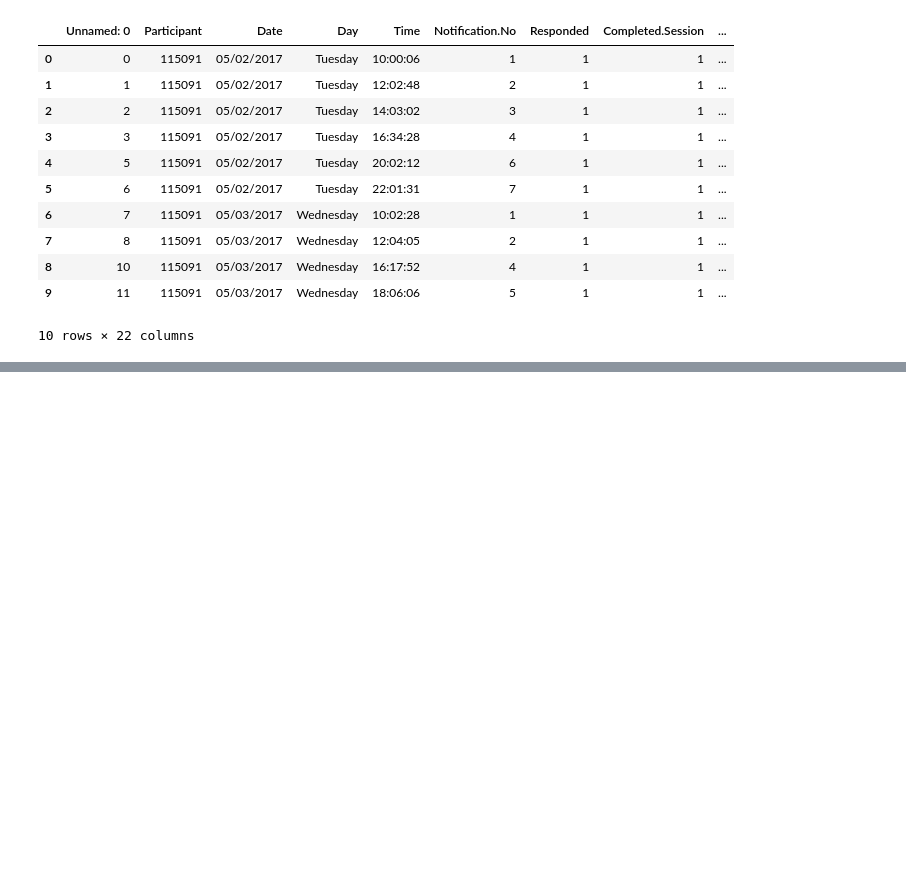
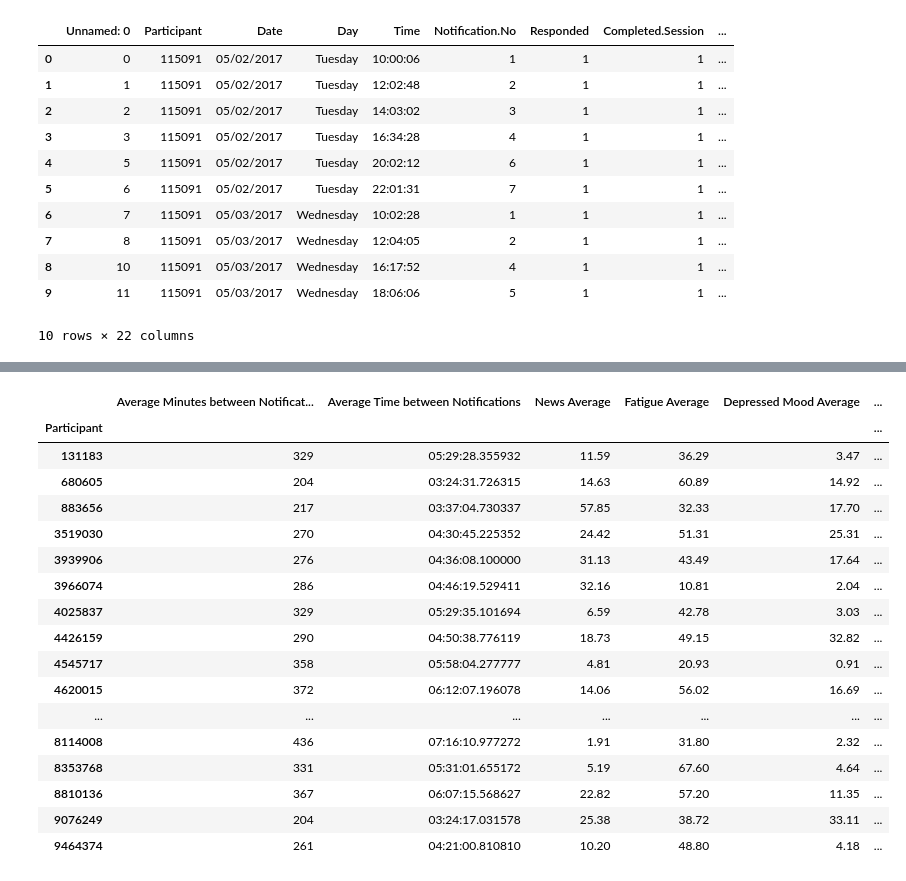
Before and after one commit to hialstkd/Social_Media_And_Happiness, a Jupyter notebook: ariana_grande.ipynb, the cells around one changed output, grey strips where cells are left out. Saved outputs shown, nothing was run; the diff lists cells and outputs as text; code cells hidden in the pictures; blank space fills up the shorter version.

```diff
--- a/ariana_grande.ipynb
+++ b/ariana_grande.ipynb
@@ -24,0 +48,13 @@ data_df.head(10)
+# %%
+days = []
+for index, row in ariana_df.iterrows():
+    if row['Date'] == '05/22/2017':
+        days.append("Day of Manchester Bombing")
+    else:
+        days.append("Normal Days")
+
+ariana_df['Timestamp'] = ariana_df['Date'] + " " + ariana_df['Time']
+ariana_df['News Day'] = days
+
+
+ariana_df
@@ -24,0 +91,38 @@ data_df.head(10)
+# %%
+ariana_averages_overall_df = pd.DataFrame({
+    "Average Minutes between Notifications": avg_minutes_list,
+    "Average Time between Notifications": avg_time_list,
+    "News Average": round(ariana_df['News'].groupby(ariana_df['Participant']).mean(), 2),
+    "Fatigue Average": round(ariana_df['Fatigue'].groupby(ariana_df['Participant']).mean(), 2),
+    "Depressed Mood Average": round(ariana_df['DeprMood'].groupby(ariana_df['Participant']).mean(), 2),
+    "Loneliness Average": round(ariana_df['Loneliness'].groupby(ariana_df['Participant']).mean(),2),
+    "Concentration Average": round(ariana_df['Concentrat'].groupby(ariana_df['Participant']).mean(), 2),
+    "Loss of Interest Average": round(ariana_df['LossOfInt'].groupby(ariana_df['Participant']).mean(), 2),
+    "Inferior Average": round(ariana_df['Inferior'].groupby(ariana_df['Participant']).mean(), 2),
+    "Hopeless Average": round(ariana_df['Hopeless'].groupby(ariana_df['Participant']).mean(), 2),
+    "Stress Average": round(ariana_df['Stress'].groupby(ariana_df['Participant']).mean(), 2),
+    "PSMU Average": round(ariana_df['PSMU'].groupby(ariana_df['Participant']).mean(), 2),
+    "Active Average": round(ariana_df['Active'].groupby(ariana_df['Participant']).mean(), 2)
+})
+
+
+ariana_averages_overall_df
+# %% [output]
+|  | Average Minutes between Notificat... | Average Time between Notifications | News Average | Fatigue Average | Depressed Mood Average | ... |
+| Participant |  |  |  |  |  | ... |
+| 131183 | 329 | 05:29:28.355932 | 11.59 | 36.29 | 3.47 | ... |
+| 680605 | 204 | 03:24:31.726315 | 14.63 | 60.89 | 14.92 | ... |
+| 883656 | 217 | 03:37:04.730337 | 57.85 | 32.33 | 17.70 | ... |
+| 3519030 | 270 | 04:30:45.225352 | 24.42 | 51.31 | 25.31 | ... |
+| 3939906 | 276 | 04:36:08.100000 | 31.13 | 43.49 | 17.64 | ... |
+| 3966074 | 286 | 04:46:19.529411 | 32.16 | 10.81 | 2.04 | ... |
+| 4025837 | 329 | 05:29:35.101694 | 6.59 | 42.78 | 3.03 | ... |
+| 4426159 | 290 | 04:50:38.776119 | 18.73 | 49.15 | 32.82 | ... |
+| 4545717 | 358 | 05:58:04.277777 | 4.81 | 20.93 | 0.91 | ... |
+| 4620015 | 372 | 06:12:07.196078 | 14.06 | 56.02 | 16.69 | ... |
+| ... | ... | ... | ... | ... | ... | ... |
+| 8114008 | 436 | 07:16:10.977272 | 1.91 | 31.80 | 2.32 | ... |
+| 8353768 | 331 | 05:31:01.655172 | 5.19 | 67.60 | 4.64 | ... |
+| 8810136 | 367 | 06:07:15.568627 | 22.82 | 57.20 | 11.35 | ... |
+| 9076249 | 204 | 03:24:17.031578 | 25.38 | 38.72 | 33.11 | ... |
+| 9464374 | 261 | 04:21:00.810810 | 10.20 | 48.80 | 4.18 | ... |
```
Also changed, not shown: parts of 9 cells of this notebook.
